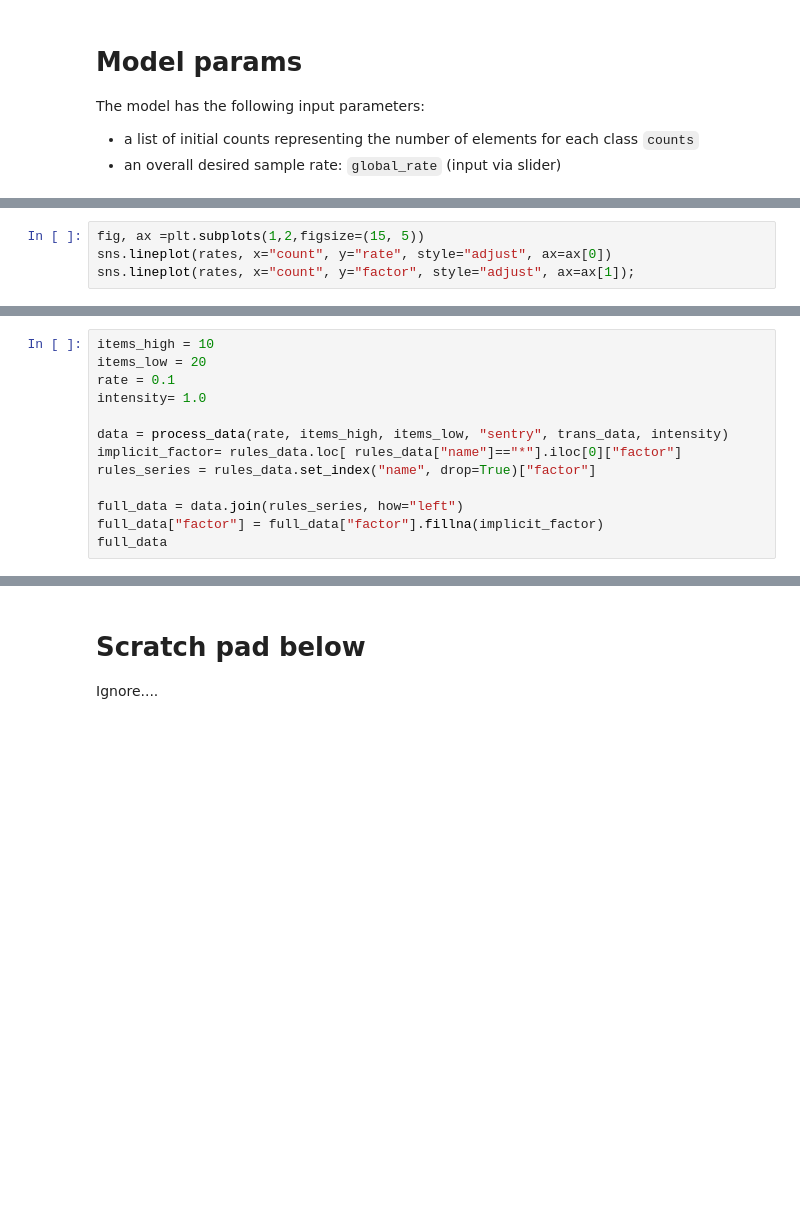
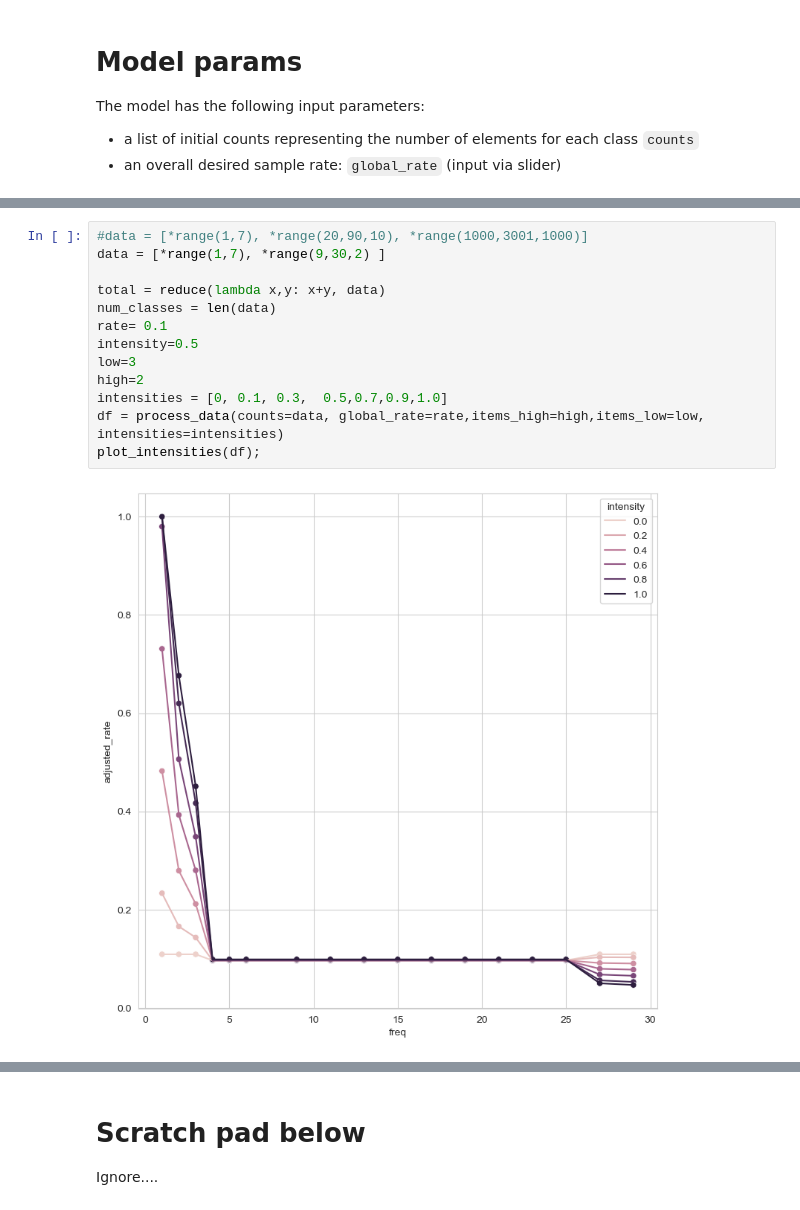
Before and after one commit to RaduW/volume-rebalance, a Jupyter notebook: rebalance_adjustment.ipynb, the cells around one changed output, grey strips where cells are left out. Drawn from its saved outputs; the diff is of its cells as text; blank space fills up the shorter version.

Commit message:
add rebalance adjustment graphs

```diff
--- a/rebalance_adjustment.ipynb
+++ b/rebalance_adjustment.ipynb
@@ -267,4 +51,0 @@ rates = get_implicit_rates(rate, proj_data)
-# %%
-fig, ax =plt.subplots(1,2,figsize=(15, 5))
-sns.lineplot(rates, x="count", y="rate", style="adjust", ax=ax[0])
-sns.lineplot(rates, x="count", y="factor", style="adjust", ax=ax[1]);
@@ -312,13 +51,0 @@ f
-# %%
-items_high = 10
-items_low = 20
-rate = 0.1
-intensity= 1.0
-
-data = process_data(rate, items_high, items_low, "sentry", trans_data, intensity)
-implicit_factor= rules_data.loc[ rules_data["name"]=="*"].iloc[0]["factor"]
-rules_series = rules_data.set_index("name", drop=True)["factor"]
-
-full_data = data.join(rules_series, how="left")
-full_data["factor"] = full_data["factor"].fillna(implicit_factor)
-full_data
@@ -339,0 +86,15 @@ Num classes:600 implicit_rate:0.27972316050849144 original_rate:0.1
+# %%
+#data = [*range(1,7), *range(20,90,10), *range(1000,3001,1000)]
+data = [*range(1,7), *range(9,30,2) ]
+
+total = reduce(lambda x,y: x+y, data)
+num_classes = len(data)
+rate= 0.1
+intensity=0.5
+low=3
+high=2
+intensities = [0, 0.1, 0.3,  0.5,0.7,0.9,1.0]
+df = process_data(counts=data, global_rate=rate,items_high=high,items_low=low, intensities=intensities)
+plot_intensities(df);
+# %% [output]
+[figure, added]
```
Also changed, not shown: parts of 18 cells of this notebook, 1 other file.
